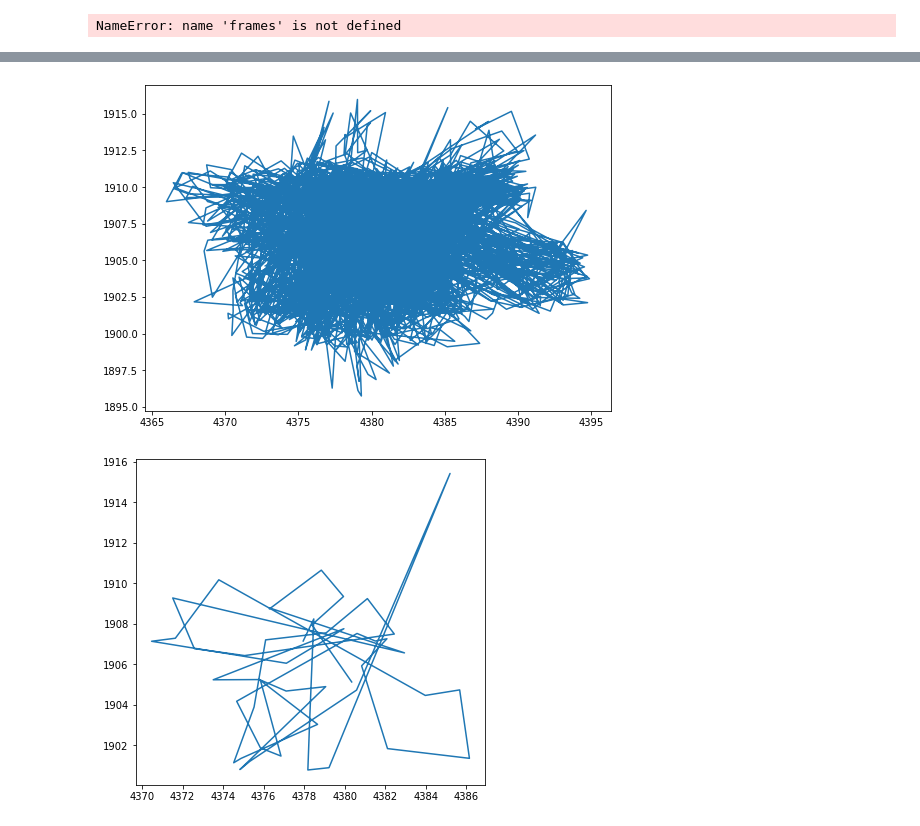
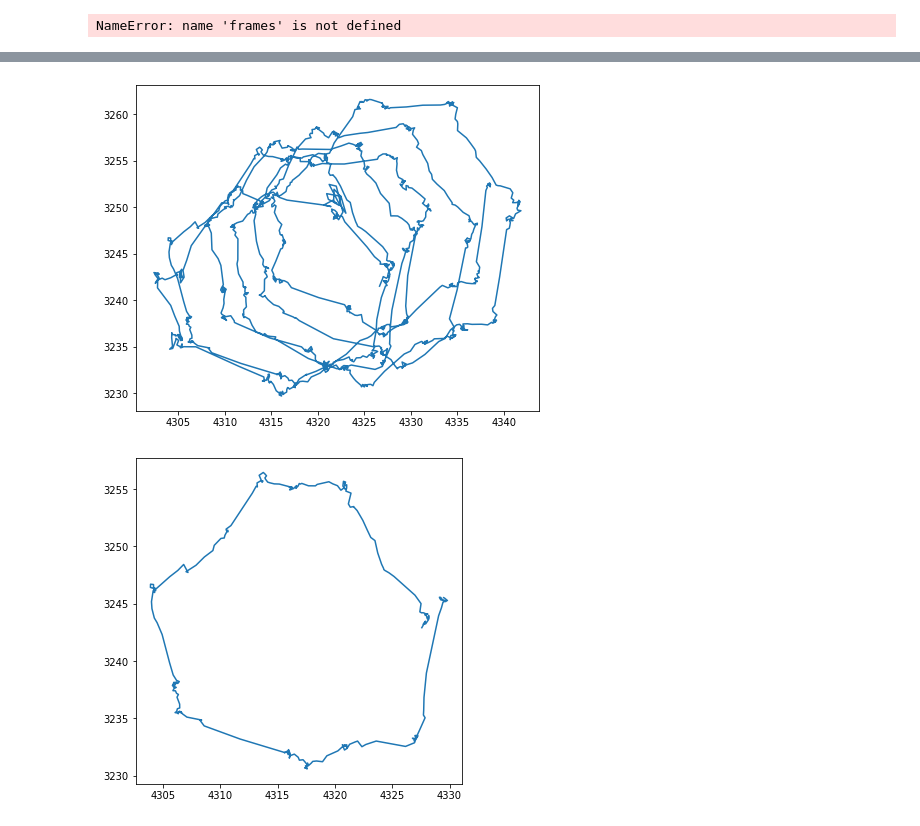
Before and after one commit to someoneinthecrowd/track-colloid-motion, a Jupyter notebook: analysis_data.ipynb, the cells around one changed output, grey strips where cells are left out. Saved outputs shown, nothing was run; the diff lists cells and outputs as text; code cells hidden in the pictures.

```diff
--- a/analysis_data.ipynb
+++ b/analysis_data.ipynb
@@ -31,4 +31,10 @@ pixel=7
 micron=33.7
 mpp=micron/pixel
 mpp
+fps=250
+cut=2
+hz=0.5
+
+period=int(fps/cut*(1/hz))
+period
 # %% [output]
@@ -41,6 +47,6 @@ PosixPath('/Users/yongdou/Downloads/track')
 # %%
 #frames=pims.Video('20d02.avi')
-d0=pd.read_csv("/Users/yongdou/Downloads/track/02062020/0d_4m.csv")
+d0=pd.read_csv("/Users/yongdou/Downloads/track/02082020/numerical702/0d0.5hz250fps.csv")
 # %%
 plt.imshow(frames[0])
 # %% [output]
@@ -80,16 +100,17 @@ set(d0["particle"])
 # %%
-particle1=d0[d0["particle"]==19]
+partilcenumber=8
+particle1=d0[d0["particle"]==partilcenumber]
 # %%
 fig, ax = plt.subplots()
 plt.plot(particle1['x']*mpp,particle1['y']*mpp)
 ax.set_aspect('equal')
 # %% [output]
-[figure, old version]
+[figure, new version]
 # %%
-n=3
-period=48
+n=1
+
 fig, ax = plt.subplots()
 plt.plot(particle1['x'][period*n:period*(n+1)]*mpp,particle1['y'][period*n:period*(n+1)]*mpp)
 ax.set_aspect('equal')
 # %% [output]
-[figure, old version]
+[figure, new version]
```
Also changed, not shown: parts of 11 cells of this notebook, 1 other file.
